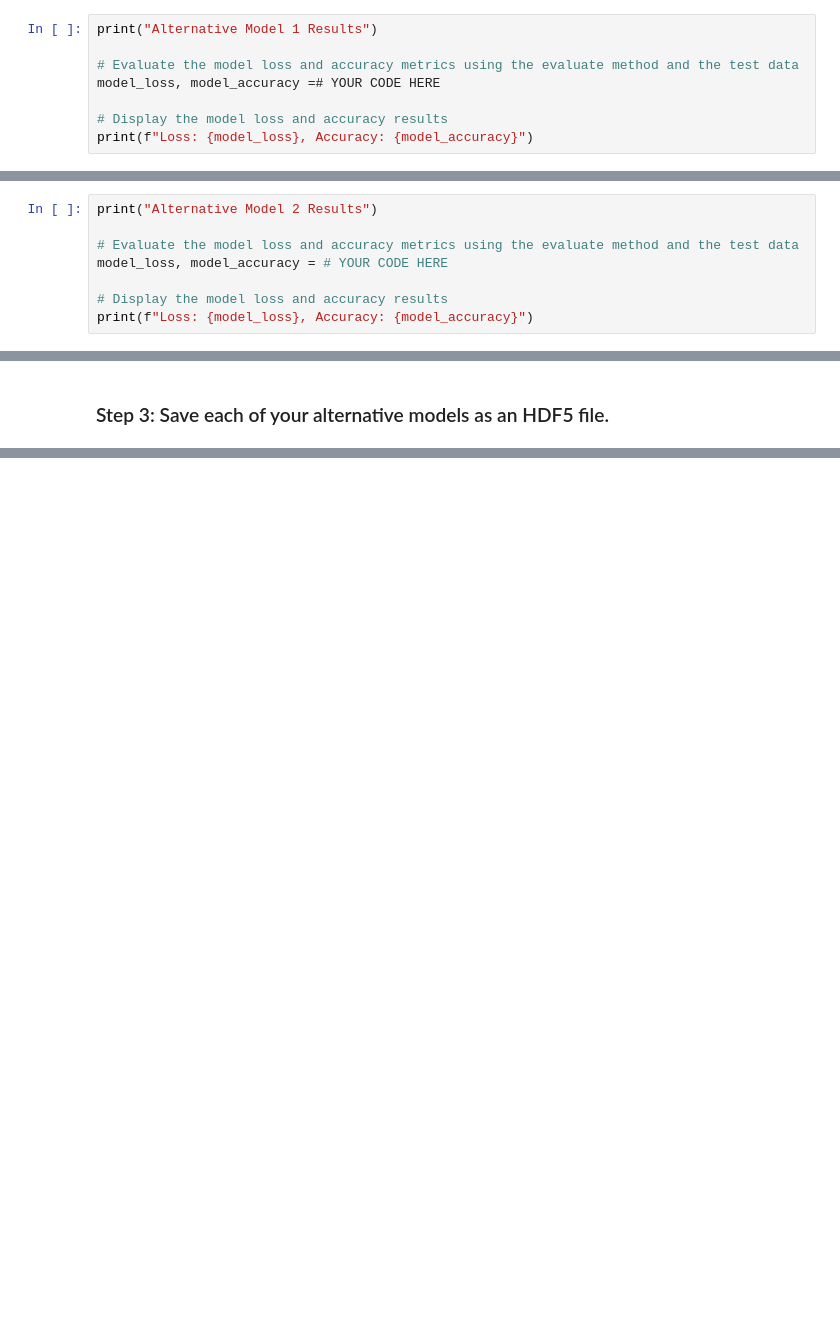
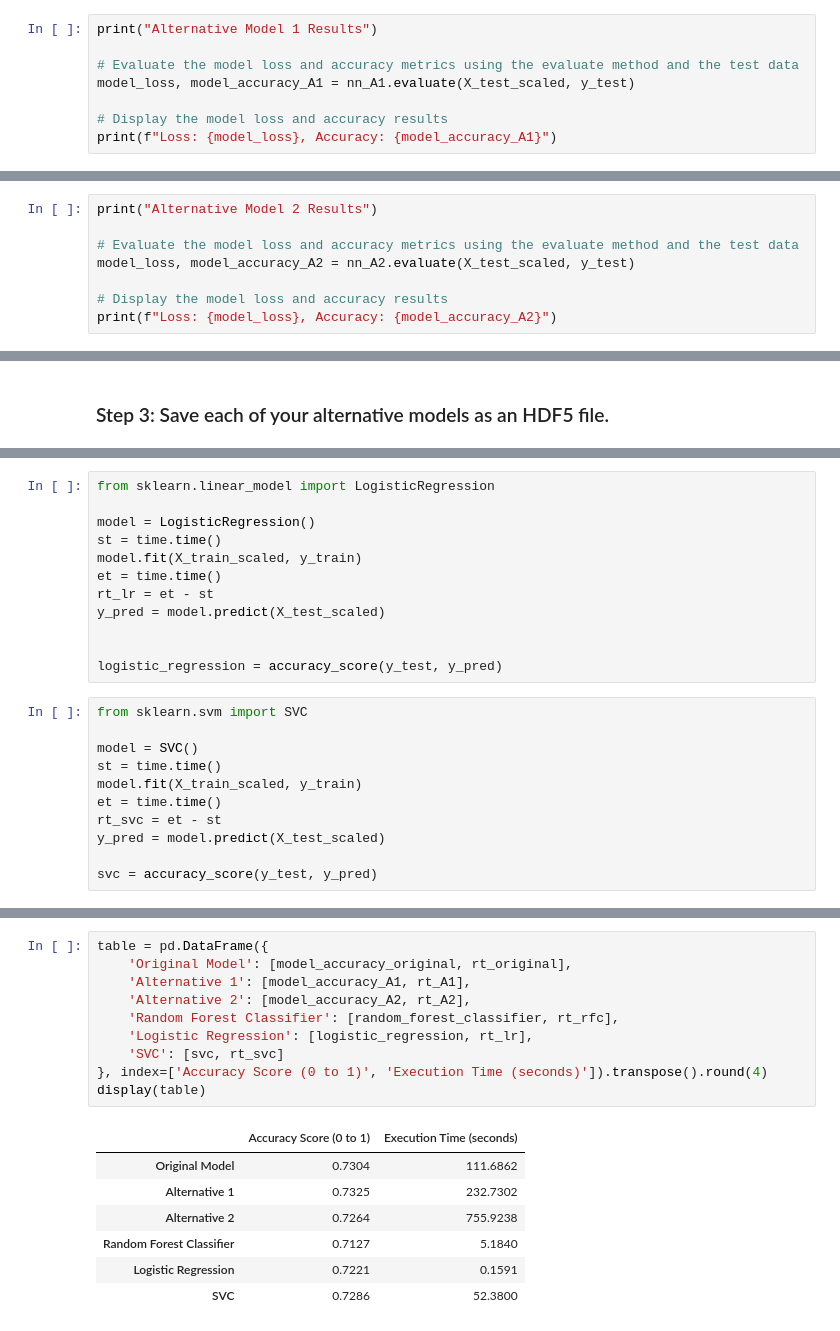
Before and after one commit to yutakadayo/module_13_challenge, a Jupyter notebook: venture_funding_with_deep_learning.ipynb, the cells around one changed output, grey strips where cells are left out. Cells and saved outputs as stored; diff of their text form; blank space fills up the shorter version.

```diff
--- a/venture_funding_with_deep_learning.ipynb
+++ b/venture_funding_with_deep_learning.ipynb
@@ -553,7 +592,7 @@ print(f"Loss: {model_loss}, Accuracy: {model_accuracy}")
 print("Alternative Model 1 Results")
 
 # Evaluate the model loss and accuracy metrics using the evaluate method and the test data
-model_loss, model_accuracy =# YOUR CODE HERE
+model_loss, model_accuracy_A1 = nn_A1.evaluate(X_test_scaled, y_test)
 
 # Display the model loss and accuracy results
-print(f"Loss: {model_loss}, Accuracy: {model_accuracy}")
+print(f"Loss: {model_loss}, Accuracy: {model_accuracy_A1}")
@@ -561,7 +604,7 @@ print(f"Loss: {model_loss}, Accuracy: {model_accuracy}")
 print("Alternative Model 2 Results")
 
 # Evaluate the model loss and accuracy metrics using the evaluate method and the test data
-model_loss, model_accuracy = # YOUR CODE HERE
+model_loss, model_accuracy_A2 = nn_A2.evaluate(X_test_scaled, y_test)
 
 # Display the model loss and accuracy results
-print(f"Loss: {model_loss}, Accuracy: {model_accuracy}")
+print(f"Loss: {model_loss}, Accuracy: {model_accuracy_A2}")
@@ -581,0 +644,23 @@ file_path = # YOUR CODE HERE
+# %%
+from sklearn.linear_model import LogisticRegression
+
+model = LogisticRegression()
+st = time.time()
+model.fit(X_train_scaled, y_train)
+et = time.time()
+rt_lr = et - st
+y_pred = model.predict(X_test_scaled)
+
+
+logistic_regression = accuracy_score(y_test, y_pred)
+# %%
+from sklearn.svm import SVC
+
+model = SVC()
+st = time.time()
+model.fit(X_train_scaled, y_train)
+et = time.time()
+rt_svc = et - st
+y_pred = model.predict(X_test_scaled)
+
+svc = accuracy_score(y_test, y_pred)
@@ -581,0 +669,18 @@ file_path = # YOUR CODE HERE
+# %%
+table = pd.DataFrame({
+    'Original Model': [model_accuracy_original, rt_original],
+    'Alternative 1': [model_accuracy_A1, rt_A1],
+    'Alternative 2': [model_accuracy_A2, rt_A2],
+    'Random Forest Classifier': [random_forest_classifier, rt_rfc],
+    'Logistic Regression': [logistic_regression, rt_lr],
+    'SVC': [svc, rt_svc]
+}, index=['Accuracy Score (0 to 1)', 'Execution Time (seconds)']).transpose().round(4)
+display(table)
+# %% [output]
+|  | Accuracy Score (0 to 1) | Execution Time (seconds) |
+| Original Model | 0.7304 | 111.6862 |
+| Alternative 1 | 0.7325 | 232.7302 |
+| Alternative 2 | 0.7264 | 755.9238 |
+| Random Forest Classifier | 0.7127 | 5.1840 |
+| Logistic Regression | 0.7221 | 0.1591 |
+| SVC | 0.7286 | 52.3800 |
```
Also changed, not shown: parts of 17 cells of this notebook, 6 other files.
